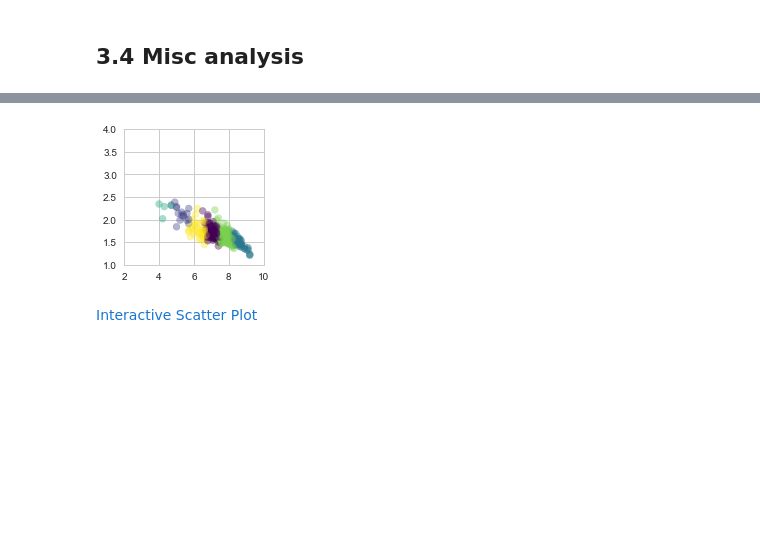
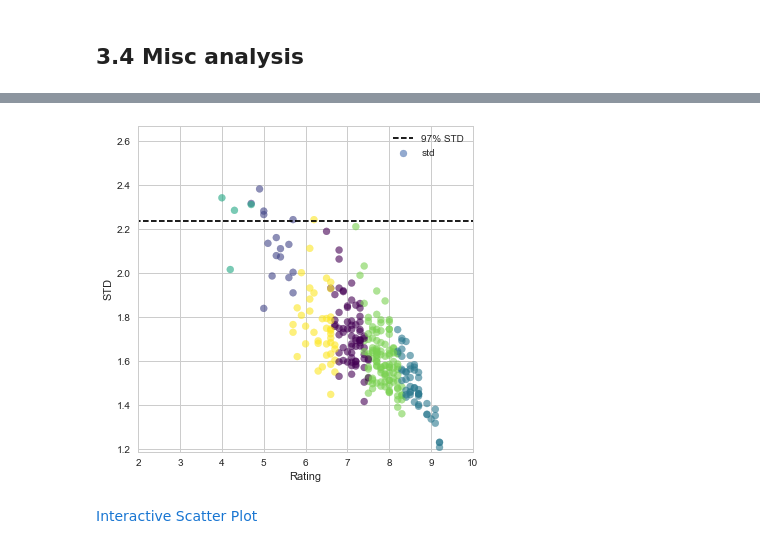
Before and after one commit to cqcn1991/movie-compare, a Jupyter notebook: movie2.ipynb, the cells around one changed output, grey strips where cells are left out. Saved outputs shown, nothing was run; the diff lists cells and outputs as text; code cells hidden in the pictures; blank space fills up the shorter version.

```diff
--- a/movie2.ipynb
+++ b/movie2.ipynb
@@ -316,13 +311,3 @@ turn_scatter_into_interactive(fig, scatter_plot, df, '.\clusters.html', show_rat
 # %% [output]
 [figure]
 Interactive Scatter Plot
-# %%
-df['cluster'] = kmeans_model.labels_
-fig, ax = plt.subplots()
-scatter_plot = ax.scatter(df['db_rating'], df['std'], c=df['cluster'], alpha=0.7, cmap='viridis', label='')
-plt.plot([0,10],[std_standard, std_standard], linestyle='--', color='black', label='97% STD')
-sub_df = df[df['name'].str.contains("神奇女侠|暮光之城 Twilight")]
-ax.scatter(sub_df.db_rating, sub_df['std'], label='',
-           s=70, edgecolor='black',facecolor='red', lw=1.5)
-ax.axis([2,10,df['std'].min()-0.02,df['std'].max()+0.02])
-plt_configure(xlabel='Rating', ylabel='STD', figsize=(6,6), legend=True)
@@ -372,12 +355,3 @@ for cluster, color in zip(kmeans_model.cluster_centers_, colors):
 align_figures()
 # %% [output]
 [interactive output not drawn]
-# %%
-df['cluster'] = kmeans_model.labels_
-fig, ax = plt.subplots()
-scatter_plot = ax.scatter(df['db_rating'], df['std'], c=df['cluster'], alpha=0.7, cmap='viridis', label='')
-ax.scatter(cluster_rating, cluster_std, c=arange(0,6), label='Cluster center',
-           s=300, cmap='viridis', edgecolor='black', lw = 1.5)
-plt.plot([0,10],[std_standard, std_standard], linestyle='--', color='black', label='97% STD')
-ax.axis([2,10,df['std'].min()-0.02,df['std'].max()+0.02])
-plt_configure(xlabel='Rating', ylabel='STD', figsize=(6,6), legend=True)
@@ -442,11 +407,12 @@ df[df['name'].str.contains("大话天仙")]
 # %%
 sub_df = df.query("db_ratings_count > 100000")
 fig, ax = plt.subplots()
-scatter_plot = ax.scatter(sub_df['db_rating'], sub_df['std'], c=sub_df['cluster'], alpha=0.4, cmap='viridis')
-ax.axis([2,10,1,4])
-plt_configure(figsize=(2.5,2.5))
+scatter_plot = ax.scatter(sub_df['db_rating'], sub_df['std'], c=sub_df['cluster'], alpha=0.6, cmap='viridis')
+plt.plot([0,10],[std_standard, std_standard], linestyle='--', color='black', label='97% STD')
+ax.axis([2,10,df['std'].min()-0.02,df['std'].max()+0.02])
+plt_configure(xlabel='Rating', ylabel='STD', figsize=(6,6), legend=True)
 plt.show()
-turn_scatter_into_interactive(fig, scatter_plot, sub_df, 'D:\movie_output\clusters2.html', show_ratings_num=False, click=True)
+turn_scatter_into_interactive(fig, scatter_plot, sub_df, '.\clusters.html', show_ratings_num=False, click=True, show_distribution=True)
 # %% [output]
-[figure, old version]
+[figure, new version]
 Interactive Scatter Plot
```
Also changed, not shown: parts of 5 cells of this notebook, 6 other files.
